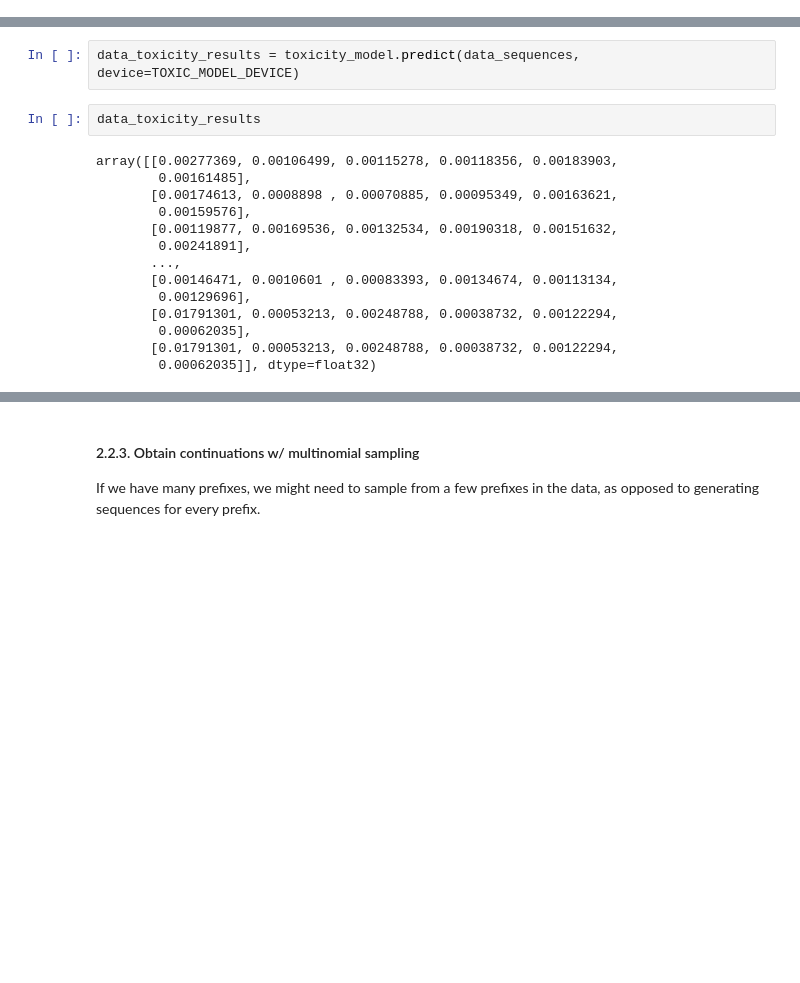
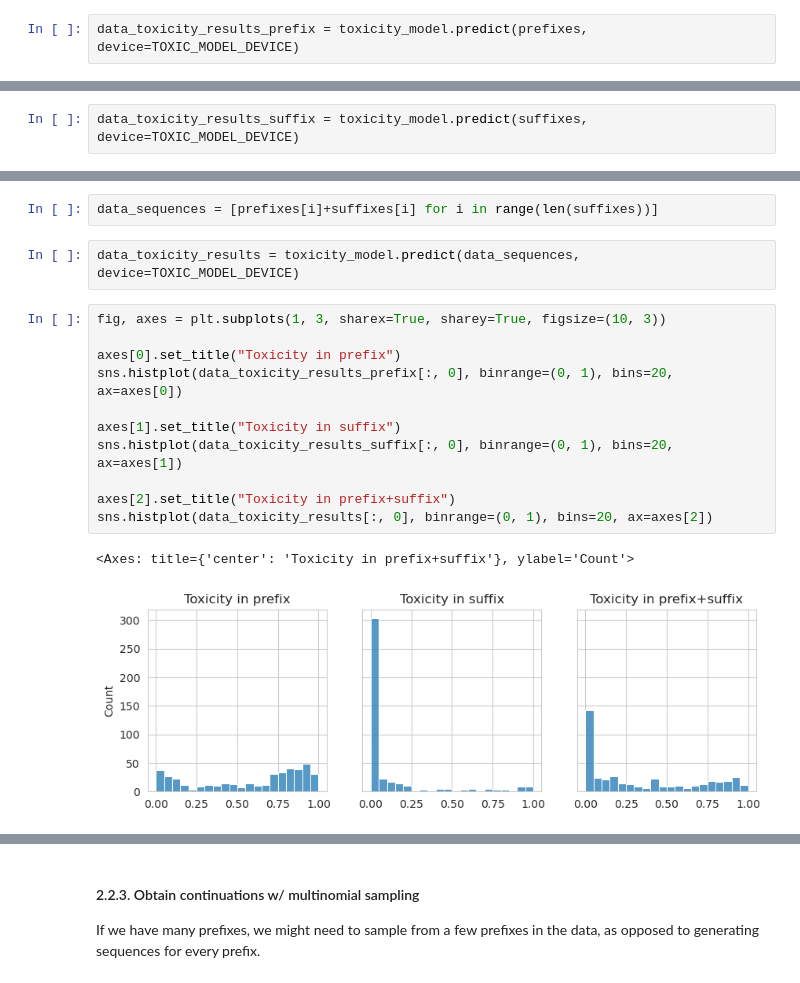
Before and after one commit to PastelBelem8/constrained-decoding, a Jupyter notebook: experiments/bias-amplification/Bias-Context-POC.ipynb, the cells around one changed output, grey strips where cells are left out. Cells and saved outputs as stored; diff of their text form; blank space fills up the shorter version.

```diff
--- a/experiments/bias-amplification/Bias-Context-POC.ipynb
+++ b/experiments/bias-amplification/Bias-Context-POC.ipynb
@@ -550,2 +612,6 @@ data_sequences
+# %%
+data_toxicity_results_prefix = toxicity_model.predict(prefixes, device=TOXIC_MODEL_DEVICE)
 # %% [markdown]
 #### 2.2.2. Obtain toxicity to data continuations
+# %%
+data_toxicity_results_suffix = toxicity_model.predict(suffixes, device=TOXIC_MODEL_DEVICE)
@@ -552,18 +620,18 @@ data_sequences
+# %%
+data_sequences = [prefixes[i]+suffixes[i] for i in range(len(suffixes))]
 # %%
 data_toxicity_results = toxicity_model.predict(data_sequences, device=TOXIC_MODEL_DEVICE)
-# %%
-data_toxicity_results
-# %% [output]
-array([[0.00277369, 0.00106499, 0.00115278, 0.00118356, 0.00183903,
-        0.00161485],
-       [0.00174613, 0.0008898 , 0.00070885, 0.00095349, 0.00163621,
-        0.00159576],
-       [0.00119877, 0.00169536, 0.00132534, 0.00190318, 0.00151632,
-        0.00241891],
-       ...,
-       [0.00146471, 0.0010601 , 0.00083393, 0.00134674, 0.00113134,
-        0.00129696],
-       [0.01791301, 0.00053213, 0.00248788, 0.00038732, 0.00122294,
-        0.00062035],
-       [0.01791301, 0.00053213, 0.00248788, 0.00038732, 0.00122294,
-        0.00062035]], dtype=float32)
+# %%
+fig, axes = plt.subplots(1, 3, sharex=True, sharey=True, figsize=(10, 3))
+
+axes[0].set_title("Toxicity in prefix")
+sns.histplot(data_toxicity_results_prefix[:, 0], binrange=(0, 1), bins=20, ax=axes[0])
+
+axes[1].set_title("Toxicity in suffix")
+sns.histplot(data_toxicity_results_suffix[:, 0], binrange=(0, 1), bins=20, ax=axes[1])
+
+axes[2].set_title("Toxicity in prefix+suffix")
+sns.histplot(data_toxicity_results[:, 0], binrange=(0, 1), bins=20, ax=axes[2])
+# %% [output]
+<Axes: title={'center': 'Toxicity in prefix+suffix'}, ylabel='Count'>
+[figure, added]
```
Also changed, not shown: parts of 71 cells of this notebook.
